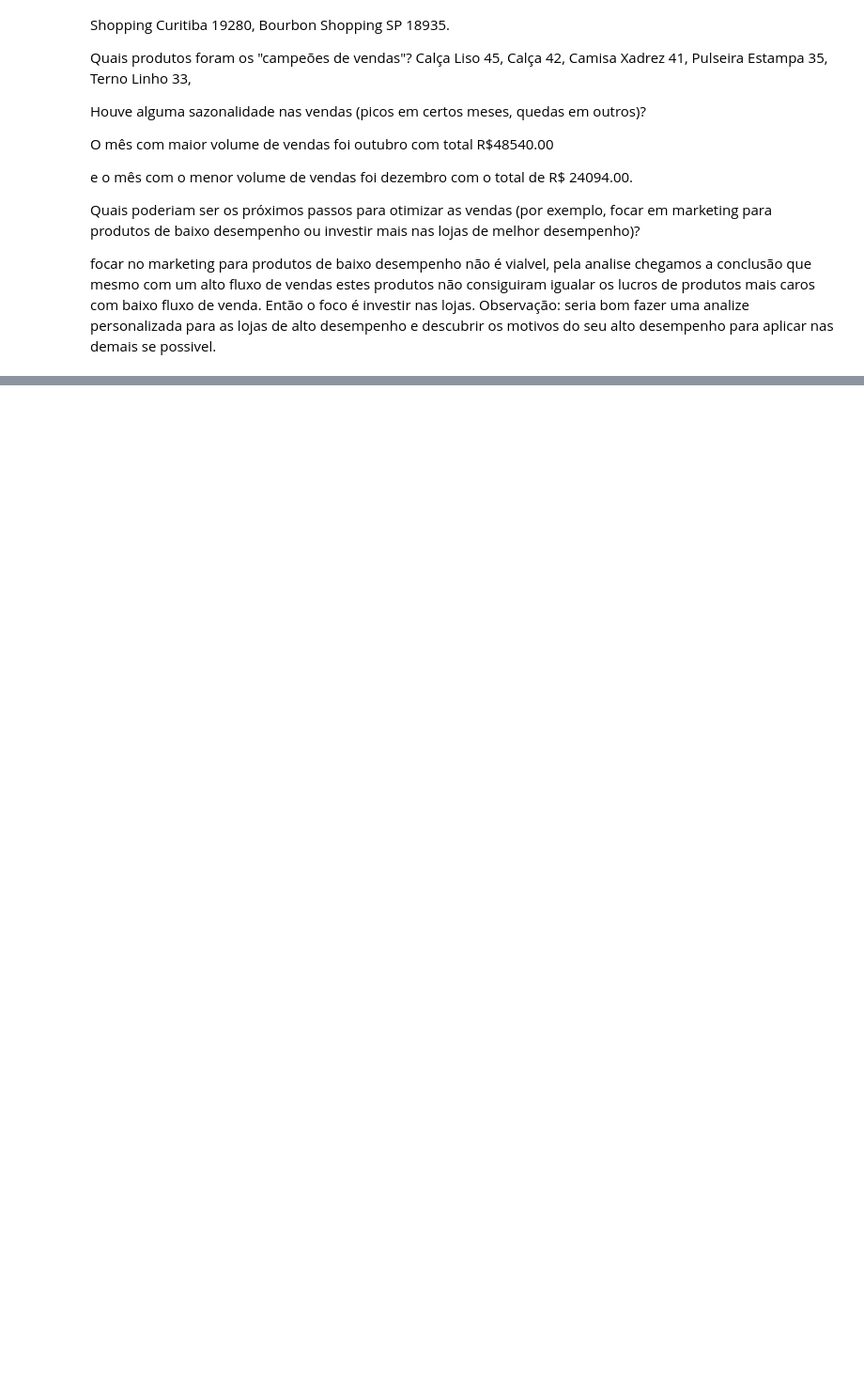
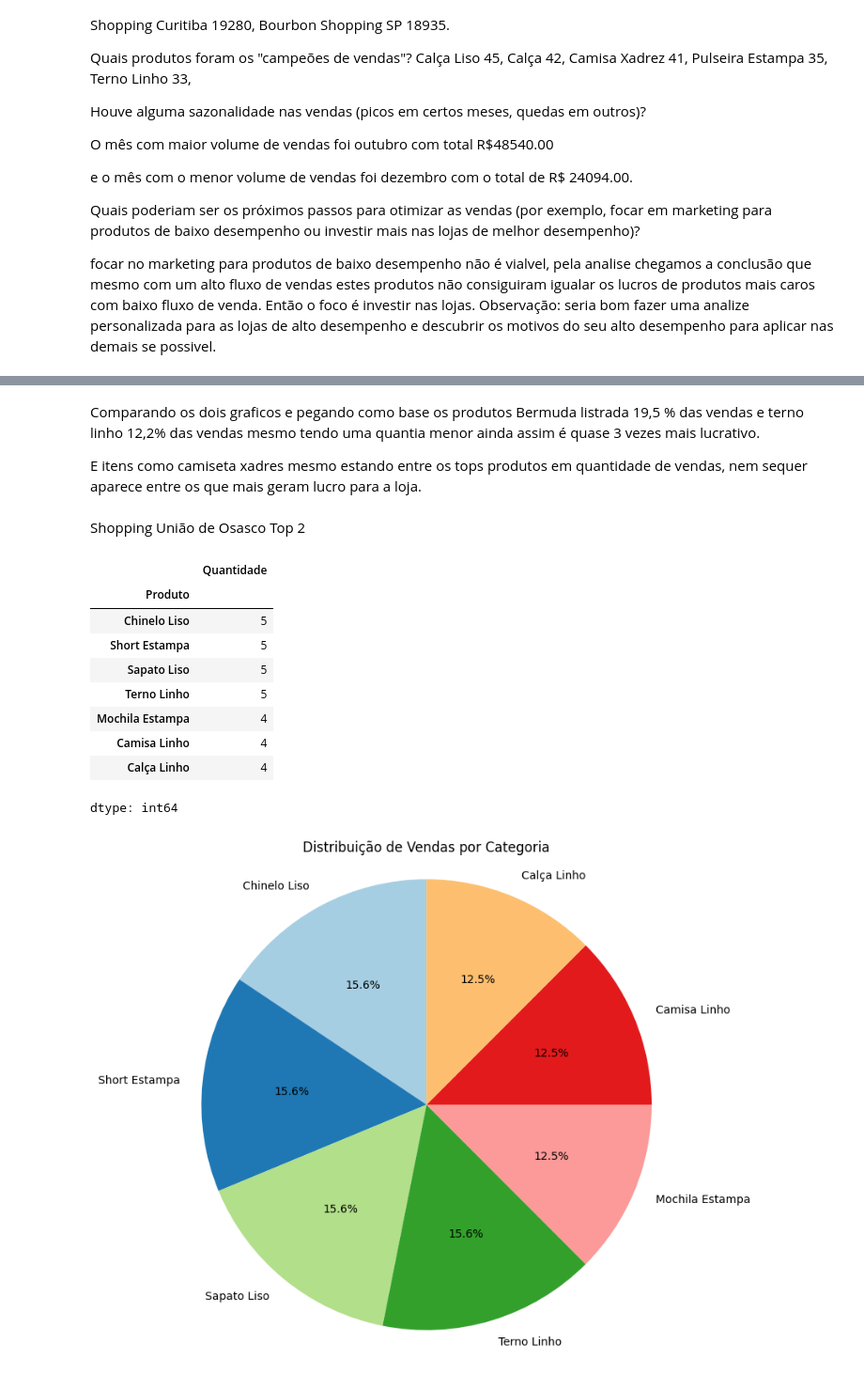
Before and after one commit to G0807/retail-sales-analysis, a Jupyter notebook: Projeto1vendas.ipynb, the cells around one changed output, grey strips where cells are left out. Shown at 94% size. Cells and saved outputs as stored; diff of their text form; code cells hidden in the pictures; blank space fills up the shorter version.

```diff
--- a/Projeto1vendas.ipynb
+++ b/Projeto1vendas.ipynb
@@ -368,0 +506,31 @@ focar no marketing para produtos de baixo desempenho não é vialvel, pela anali
+# %% [markdown]
+Comparando os dois graficos e pegando como base os produtos Bermuda listrada 19,5 % das vendas e terno linho 12,2% das vendas mesmo tendo uma quantia menor ainda assim é quase 3 vezes mais lucrativo.
+
+E itens como camiseta xadres mesmo estando entre os tops produtos em quantidade de vendas, nem sequer aparece entre os que mais geram lucro para a loja.
+# %% [markdown]
+Shopping União de Osasco	Top 2
+# %%
+df_osasco = df_amostra[df_amostra['ID Loja'] == 'Shopping União de Osasco']
+Shopping_União_de_Osasco = df_osasco.groupby('Produto')['Quantidade'].sum().sort_values(ascending=False)
+display(Shopping_União_de_Osasco.head(7))
+top_7_produtos_osasco = Shopping_União_de_Osasco.head(7)
+# Transformando em listas
+lista_produtos = top_7_produtos_osasco.index.tolist()
+lista_quantidades = top_7_produtos_osasco.values.tolist()
+plt.figure(figsize=(8, 8))
+plt.pie(lista_quantidades, labels=lista_produtos, autopct='%1.1f%%', startangle=90, colors=plt.cm.Paired.colors)
+plt.title('Distribuição de Vendas por Categoria')
+plt.axis('equal')
+plt.show()
+# %% [output]
+|  | Quantidade |
+| Produto |  |
+| Chinelo Liso | 5 |
+| Short Estampa | 5 |
+| Sapato Liso | 5 |
+| Terno Linho | 5 |
+| Mochila Estampa | 4 |
+| Camisa Linho | 4 |
+| Calça Linho | 4 |
+dtype: int64
+[figure, added]
```
Also changed, not shown: parts of 49 cells of this notebook.
